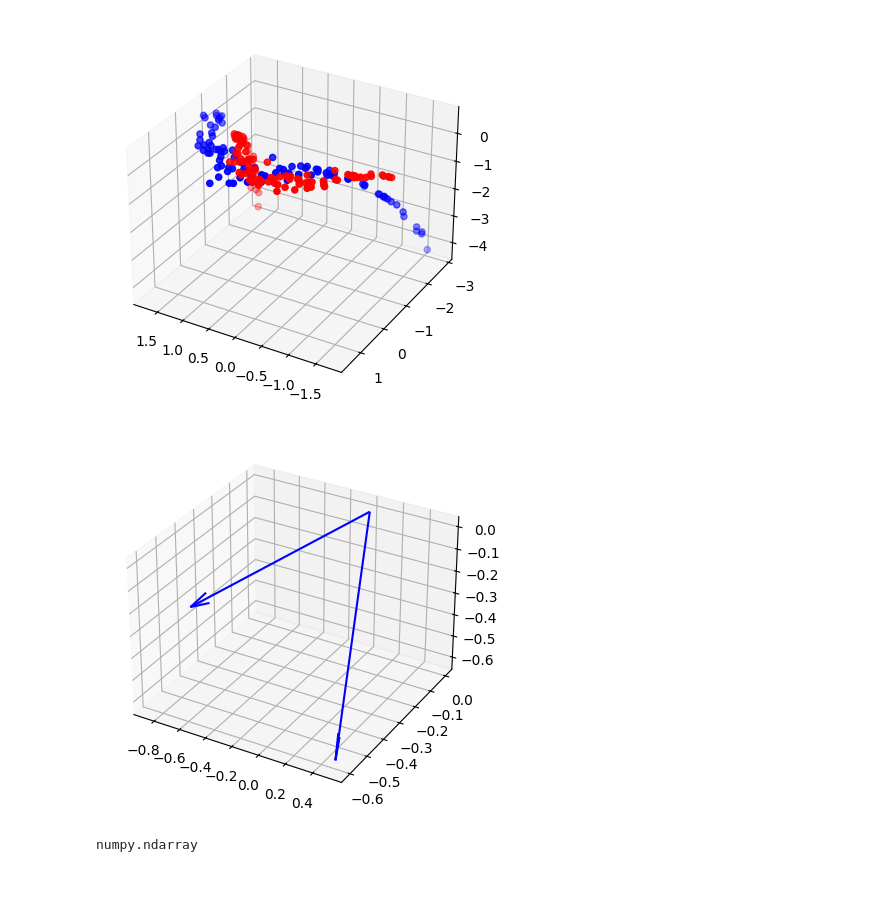
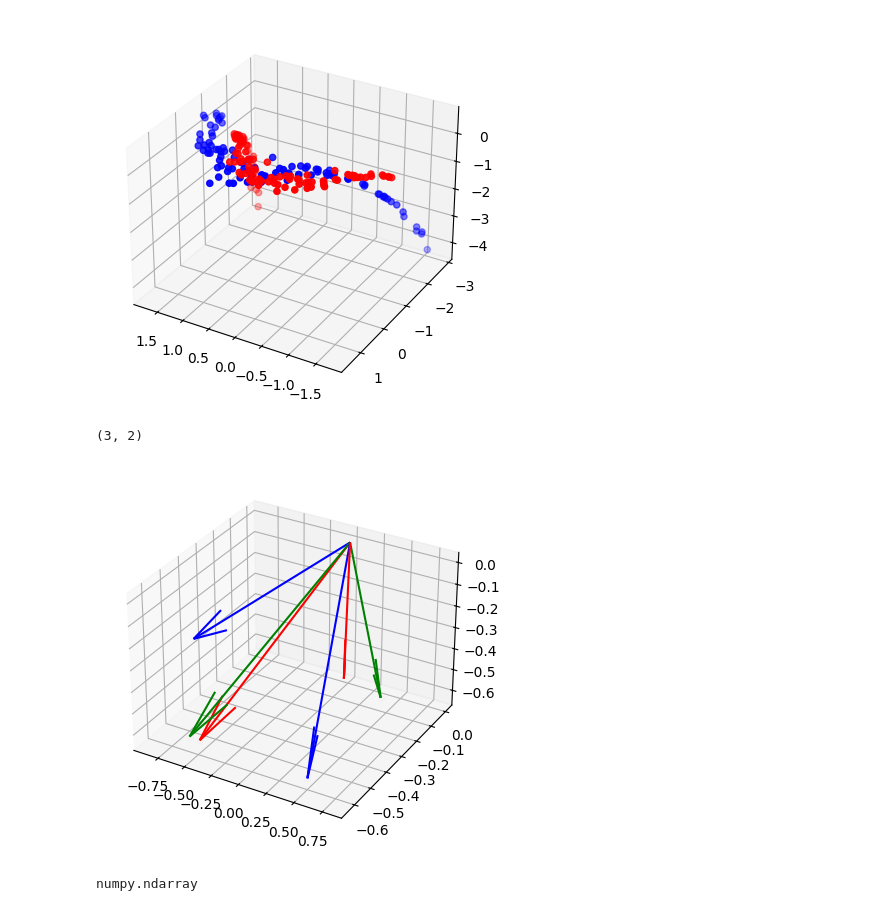
Before and after one commit to Dernalord/Project_OT, a Jupyter notebook: function_arrow.ipynb, the cells around one changed output. Drawn from its saved outputs; the diff is of its cells as text; code cells hidden in the pictures; blank space fills up the shorter version.

Commit message:
Function to do arrows vs 2

```diff
--- a/function_arrow.ipynb
+++ b/function_arrow.ipynb
@@ -87,6 +88,9 @@ eigenvectors_T=pca.components_
 T_transform=pca.transform(T)
 T_projected=eigenvectors_T.T@T_transform.T
 
+M_matrix = eigenvectors_S.T.T @ eigenvectors_T.T
+aligned_S = eigenvectors_S.T @ M_matrix
+
 eigenvector_x_S1 = x_start + scaling_factor * eigenvectors_S[0][0]
 eigenvector_y_S1 = y_start + scaling_factor * eigenvectors_S[0][1]
 eigenvector_z_S1 = z_start + scaling_factor * eigenvectors_S[0][2]
@@ -120,6 +124,10 @@ ax.view_init(30,120)
 plt.show()
 # %% [output]
 [figure]
+# %%
+aligned_S.shape
+# %% [output]
+(3, 2)
 # %%
 def plot_arrow(ax,eigenvectors, origin, color='b', arrow_length_ratio=0.1):
     origin = np.array(origin)
@@ -129,9 +137,11 @@ def plot_arrow(ax,eigenvectors, origin, color='b', arrow_length_ratio=0.1):
 # %%
 fig = plt.figure()
 ax = fig.add_subplot(111, projection='3d')
-plot_arrow(ax,eigenvectors_S, [0,0,0])
+plot_arrow(ax,eigenvectors_S, [0,0,0], arrow_length_ratio=0.2)
+plot_arrow(ax,eigenvectors_T, [0,0,0], color='r', arrow_length_ratio=0.2)
+plot_arrow(ax,aligned_S.T, [0,0,0], color='g', arrow_length_ratio=0.2)
 # %% [output]
-[figure, old version]
+[figure, new version]
 # %%
 type(X)
 # %% [output]
```
Also changed, not shown: parts of 1 cell of this notebook.
